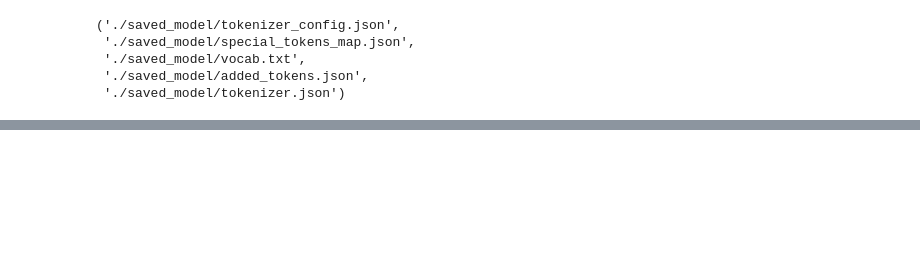
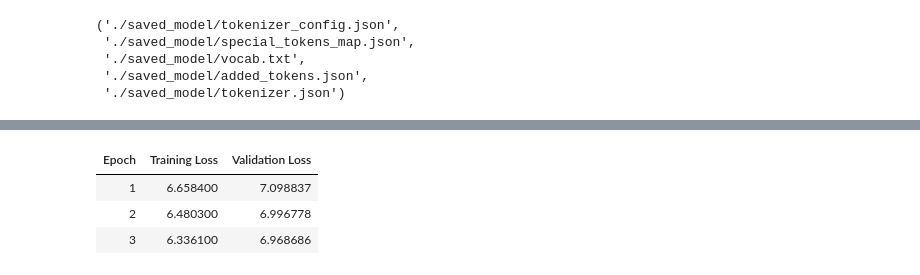
Before and after one commit to SammyGbabs/ChatBot, a Jupyter notebook: QA_Chatbot.ipynb, the cells around one changed output, grey strips where cells are left out. Saved outputs shown, nothing was run; the diff lists cells and outputs as text; code cells hidden in the pictures; blank space fills up the shorter version.

```diff
--- a/QA_Chatbot.ipynb
+++ b/QA_Chatbot.ipynb
@@ -481,0 +477,79 @@ Metrics: {'BLEU': 1.0, 'ROUGE-1': 1.0, 'ROUGE-L': 1.0, 'Perplexity': 23.85909843
+# %%
+import torch
+import torch.nn.functional as F
+from transformers import Trainer, TrainingArguments, AdamW
+import numpy as np
+
+# Define a set of hyperparameters to tune
+hyperparameter_sets = [
+    {"learning_rate": 1e-5, "batch_size": 8, "weight_decay": 0.01},
+    {"learning_rate": 1e-5, "batch_size": 16, "weight_decay": 0.01},
+    {"learning_rate": 1e-5, "batch_size": 32, "weight_decay": 0.05},
+]
+
+best_acc = 0
+best_params = None
+
+# Define your custom Trainer class outside of the loop
+class CustomTrainer(Trainer):
+    def compute_loss(self, model, inputs, return_outputs=False, **kwargs):
+        labels = inputs.get("labels")
+        if labels is None:
+            raise ValueError("Labels should not be None")
+        outputs = model(**inputs)
+        logits = outputs.get("logits")
+
+        # Make sure logits and labels are contiguous for cross entropy
+        logits = logits.contiguous()
+        labels = labels.contiguous()
+
+        loss = F.cross_entropy(logits, labels)
+        return (loss, outputs) if return_outputs else loss
+
+# Iterate over different hyperparameters
+for params in hyperparameter_sets:
+    print(f"Training with: {params}")
+
+    training_args = TrainingArguments(
+        output_dir="./results",
+        num_train_epochs=3,
+        per_device_train_batch_size=params["batch_size"],
+        per_device_eval_batch_size=params["batch_size"],
+        warmup_steps=500,
+        weight_decay=params["weight_decay"],
+        logging_dir="./logs",
+        # You might want to change these to the new parameter names if available:
+        evaluation_strategy="epoch",  # (Deprecated; consider using `eval_strategy`)
+        save_strategy="epoch",
+        load_best_model_at_end=True,
+        learning_rate=params["learning_rate"],
+        report_to="none"
+    )
+
+    # Initialize the custom trainer for each set of hyperparameters
+    trainer = CustomTrainer(
+        model=model,
+        args=training_args,
+        train_dataset=tokenized_train,
+        eval_dataset=tokenized_val,
+    )
+
+    trainer.train()
+
+    # Evaluate the model
+    eval_result = trainer.evaluate()
+    # Change this if you're tracking another metric (e.g., "eval_accuracy")
+    accuracy = eval_result.get("eval_loss", None)
+
+    print(f"Accuracy for {params}: {accuracy}")
+
+    # Keep track of best parameters (update the condition based on your metric)
+    if accuracy is not None and accuracy > best_acc:
+        best_acc = accuracy
+        best_params = params
+
+# Print the best hyperparameters
+print("\nBest Hyperparameters:")
+print(best_params)
+print(f"Best Accuracy: {best_acc}")
+# %% [output]
@@ -481,0 +558,4 @@ Metrics: {'BLEU': 1.0, 'ROUGE-1': 1.0, 'ROUGE-L': 1.0, 'Perplexity': 23.85909843
+| Epoch | Training Loss | Validation Loss |
+| 1 | 6.658400 | 7.098837 |
+| 2 | 6.480300 | 6.996778 |
+| 3 | 6.336100 | 6.968686 |
```
Also changed, not shown: parts of 7 cells of this notebook.
